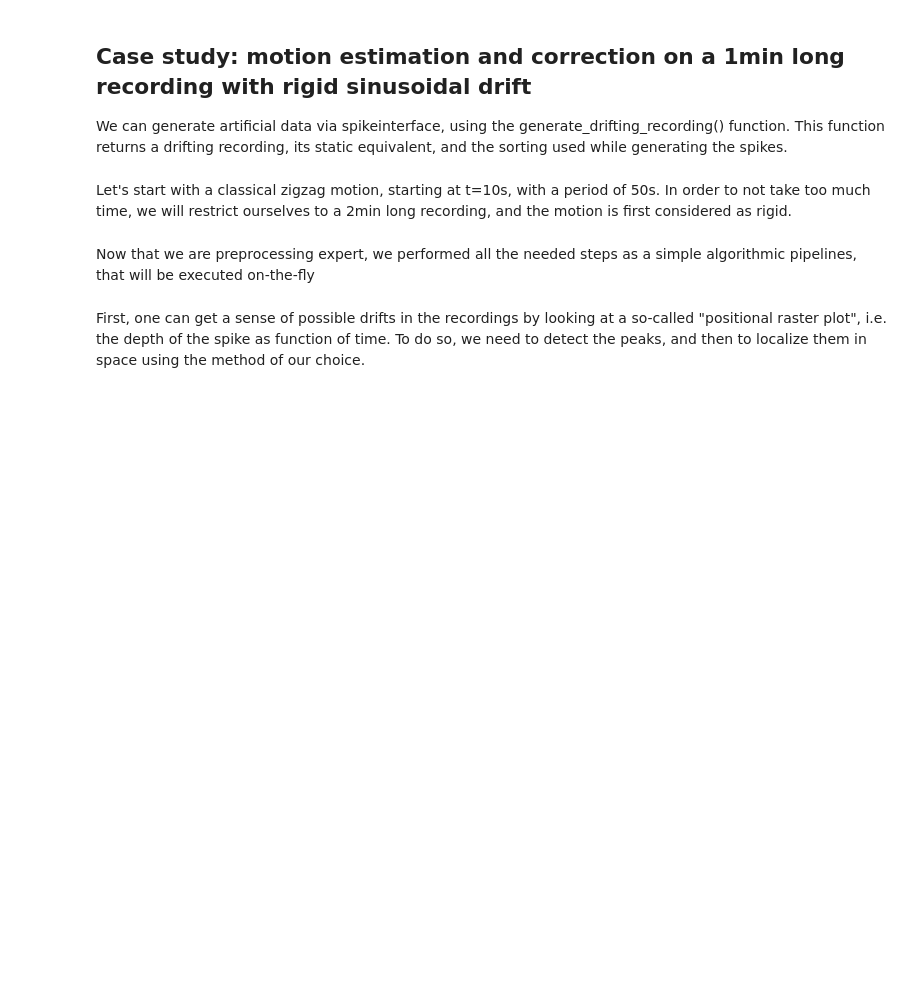
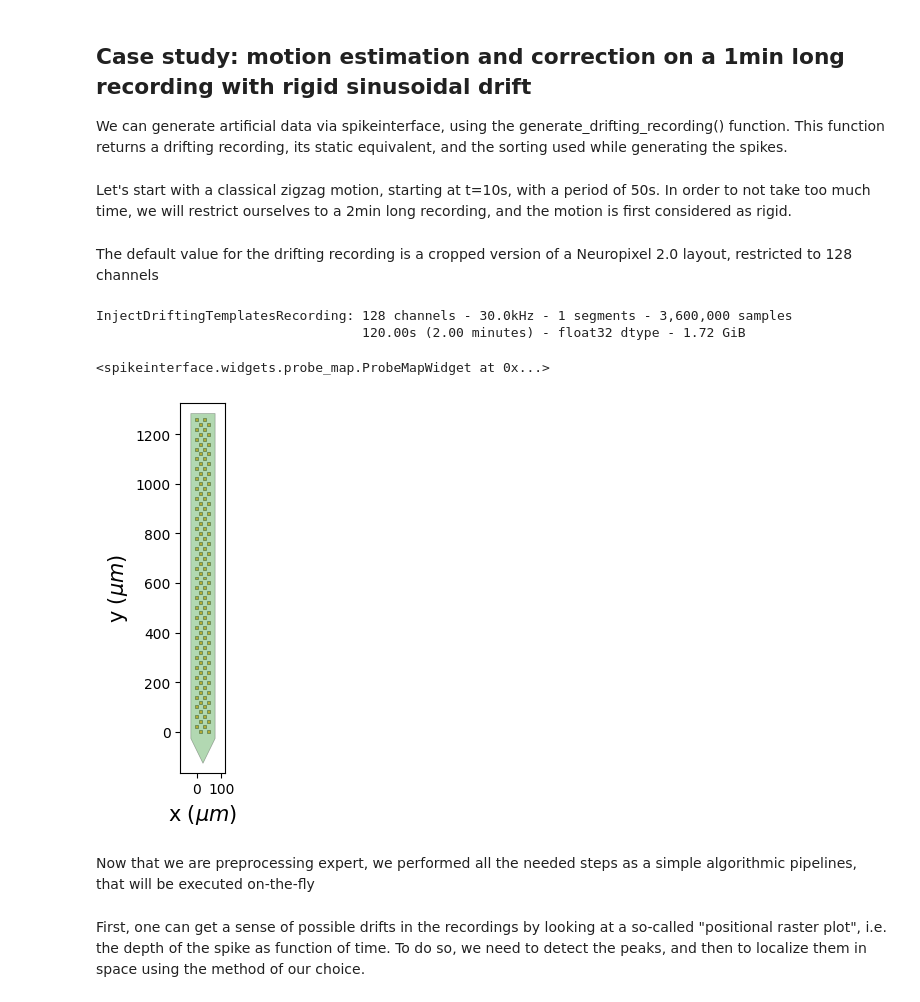
Before and after one commit to SpikeInterface/SpikeInterface-Training-Edinburgh-May24, a Jupyter notebook: hands_on/handling_drift/motion_correction.ipynb, the cells around one changed output. Drawn from its saved outputs; the diff is of its cells as text; code cells hidden in the pictures; blank space fills up the shorter version.

```diff
--- a/hands_on/handling_drift/motion_correction.ipynb
+++ b/hands_on/handling_drift/motion_correction.ipynb
@@ -35,3 +48,15 @@ static, drifting, sorting = si.generate_drifting_recording(seed=23, duration=120
+# %% [markdown]
+The default value for the drifting recording is a cropped version of a Neuropixel 2.0 layout, restricted to 128 channels
+# %%
+print(static)
+# %% [output]
+InjectDriftingTemplatesRecording: 128 channels - 30.0kHz - 1 segments - 3,600,000 samples
+                                  120.00s (2.00 minutes) - float32 dtype - 1.72 GiB
+# %%
+si.plot_probe_map(static)
+# %% [output]
+<spikeinterface.widgets.probe_map.ProbeMapWidget at 0x...>
+[figure, added]
 # %% [markdown]
 Now that we are preprocessing expert, we performed all the needed steps as a simple algorithmic pipelines, that will be executed on-the-fly
 # %%
```
Also changed, not shown: parts of 10 cells of this notebook.
